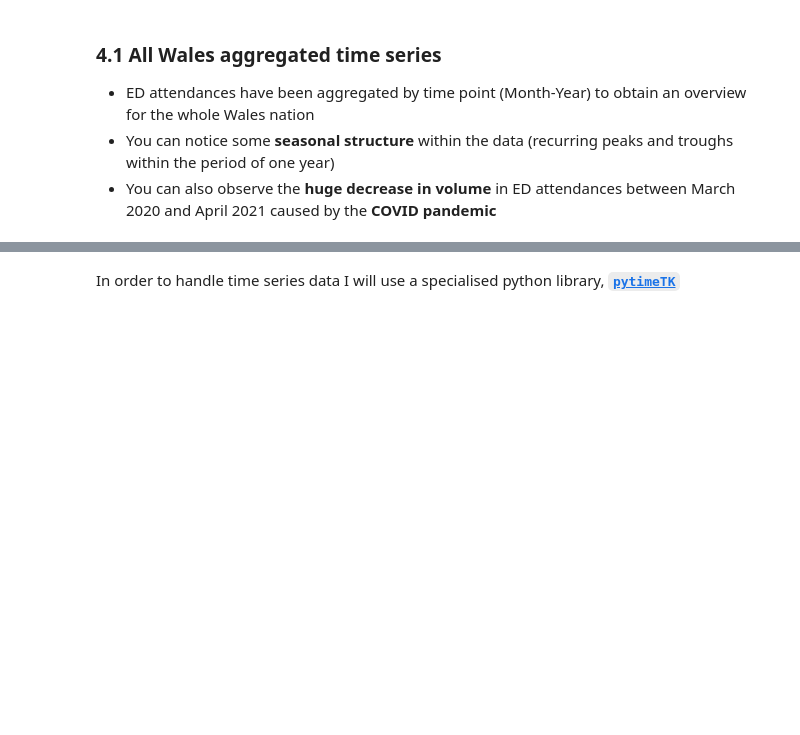
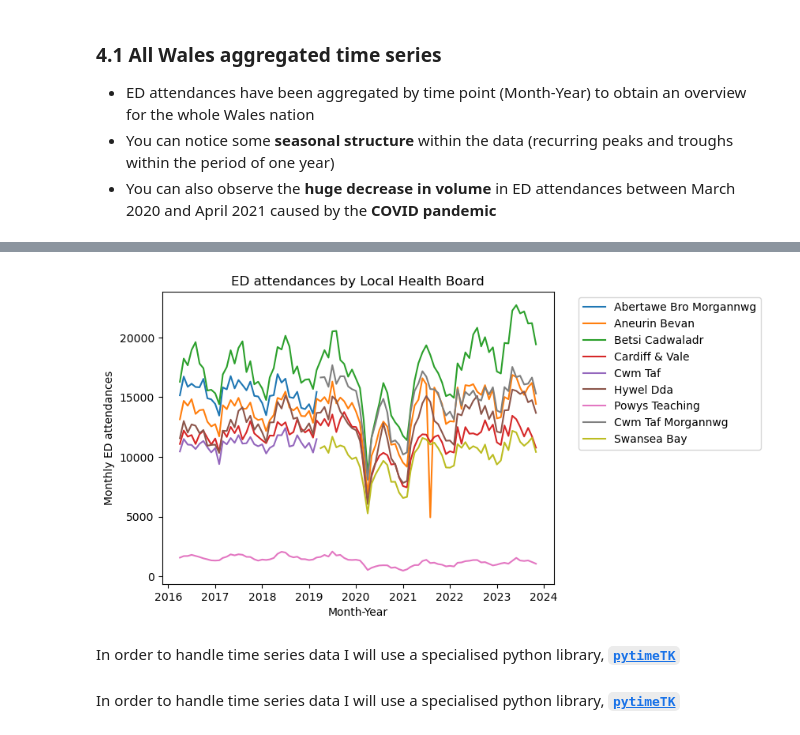
Before and after one commit to AuraFrizzati/python2-swansea-course, a Jupyter notebook: final_project/final_project_python2_AuraFrizzati.ipynb, the cells around one changed output, grey strips where cells are left out. Drawn from its saved outputs; the diff is of its cells as text; code cells hidden in the pictures; blank space fills up the shorter version.

```diff
--- a/final_project/final_project_python2_AuraFrizzati.ipynb
+++ b/final_project/final_project_python2_AuraFrizzati.ipynb
@@ -249,3 +287,36 @@ sns.lineplot(x="Date_ItemName_ENG", y="Data", data=ED_wales_data_cln_AW)
+# %%
+
+## aggregate the data by year
+ED_wales_data_cln_LHB = ED_wales_data_cln.groupby(['Date_ItemName_ENG','LHB'])['Data'].sum().reset_index()
+
+## create the interactive time plot
+fig = px.line(
+    ED_wales_data_cln_LHB.sort_values(by='Date_ItemName_ENG'),
+    x='Date_ItemName_ENG',
+    y='Data',
+    color= 'LHB')
+fig.update_layout(
+    title="ED attendances by Local Health Board",
+    xaxis_title="Month-Year",
+    yaxis_title="Monthly ED attendances")
+fig.show()
+
+## create the static plot
+sns.lineplot(
+    x="Date_ItemName_ENG",
+    y="Data",
+    hue = "LHB",
+    data=ED_wales_data_cln_LHB).set(
+        title="ED attendances by Local Health Board",
+        xlabel="Month-Year",
+        ylabel="Monthly ED attendances")
+
+plt.legend(bbox_to_anchor=(1.05, 1), loc="upper left")
+plt.show()
+# %% [output]
+[figure, added]
+# %% [markdown]
+In order to handle time series data I will use a specialised python library, [**`pytimeTK`**](https://business-science.github.io/pytimetk/guides/01_visualization.html)
 # %% [markdown]
 In order to handle time series data I will use a specialised python library, [**`pytimeTK`**](https://business-science.github.io/pytimetk/guides/01_visualization.html)
 # %%
```
Also changed, not shown: parts of 9 cells of this notebook.
